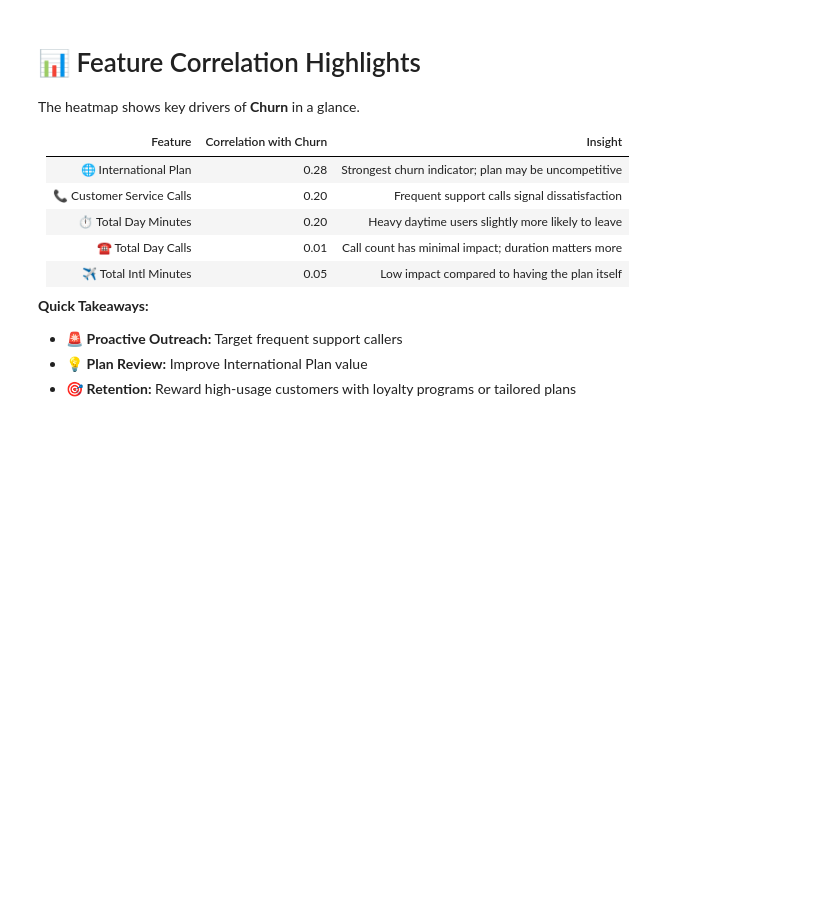
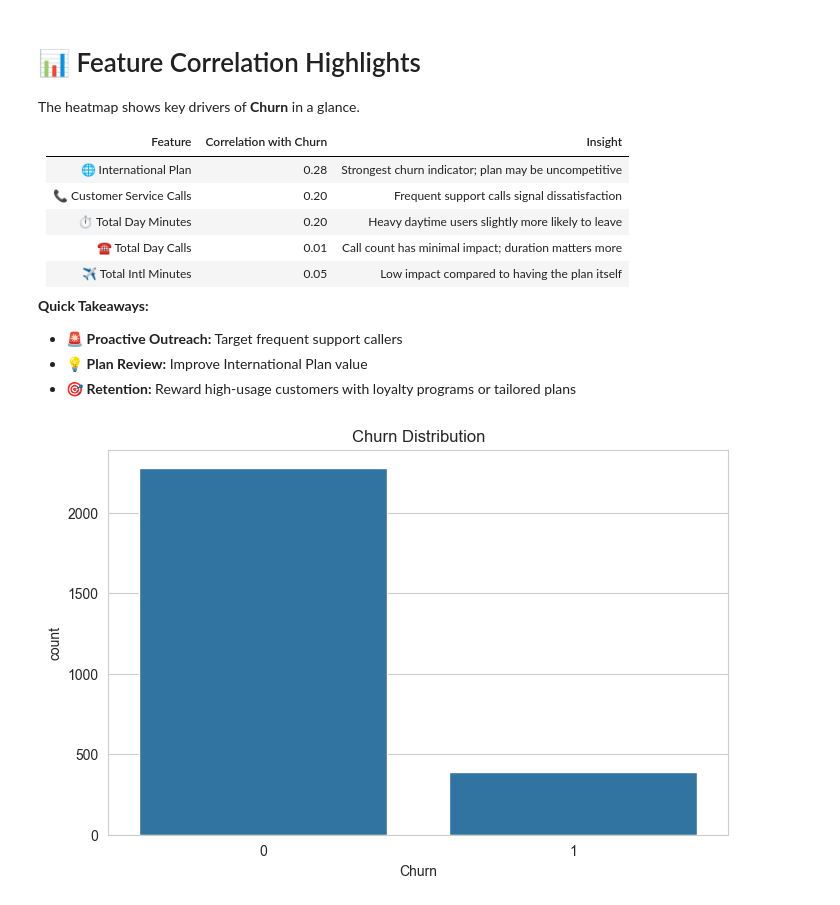
Before and after one commit to Rahul5021/telecom-customer-analytics-platform, a Jupyter notebook: notebooks/01-eda.ipynb, the cells around one changed output. Cells and saved outputs as stored; diff of their text form; code cells hidden in the pictures; blank space fills up the shorter version.

```diff
--- a/notebooks/01-eda.ipynb
+++ b/notebooks/01-eda.ipynb
@@ -225,3 +225,9 @@ The heatmap shows key drivers of **Churn** in a glance.
 - 🚨 **Proactive Outreach:** Target frequent support callers
 - 💡 **Plan Review:** Improve International Plan value
 - 🎯 **Retention:** Reward high-usage customers with loyalty programs or tailored plans
+# %%
+sns.countplot(x='Churn', data=df)
+plt.title("Churn Distribution")
+plt.show()
+# %% [output]
+[figure, added]
```
Also changed, not shown: parts of 5 cells of this notebook.
